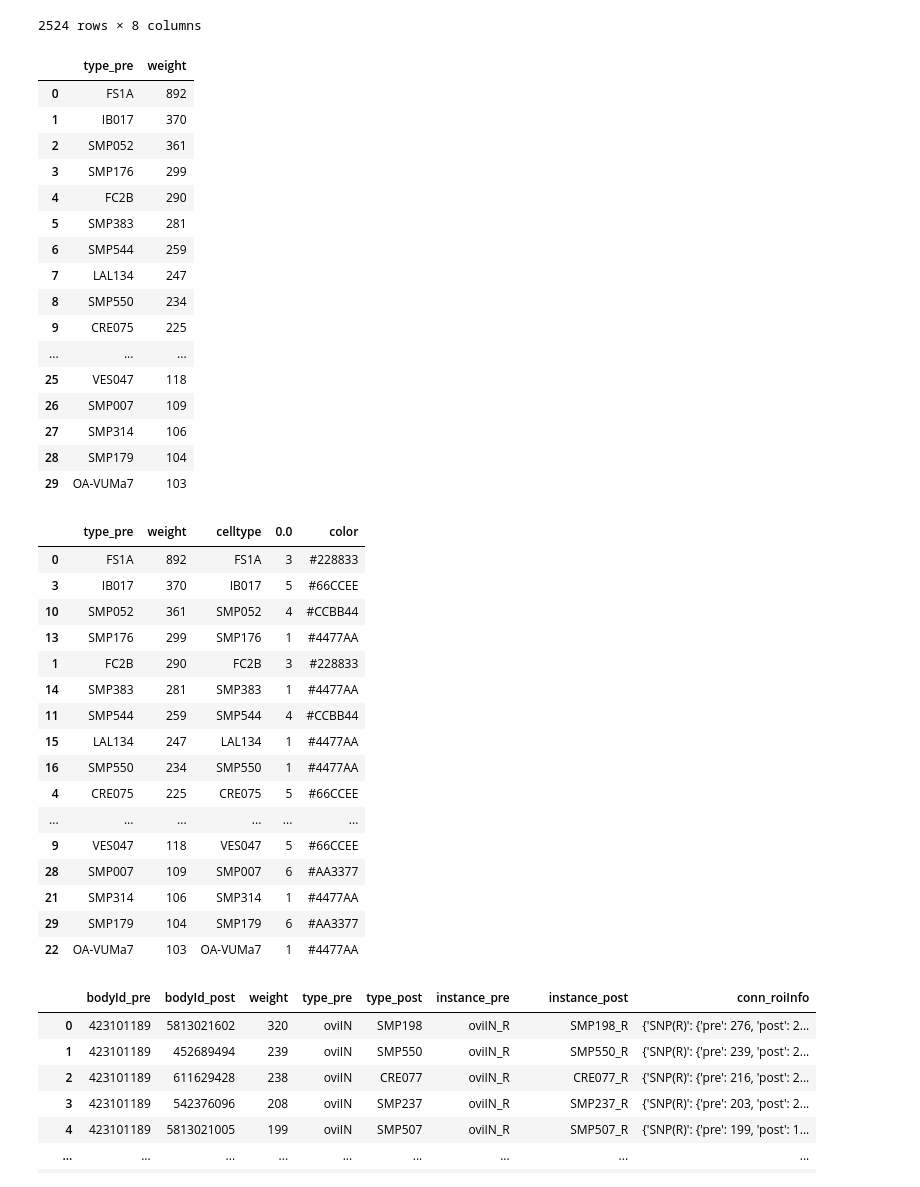
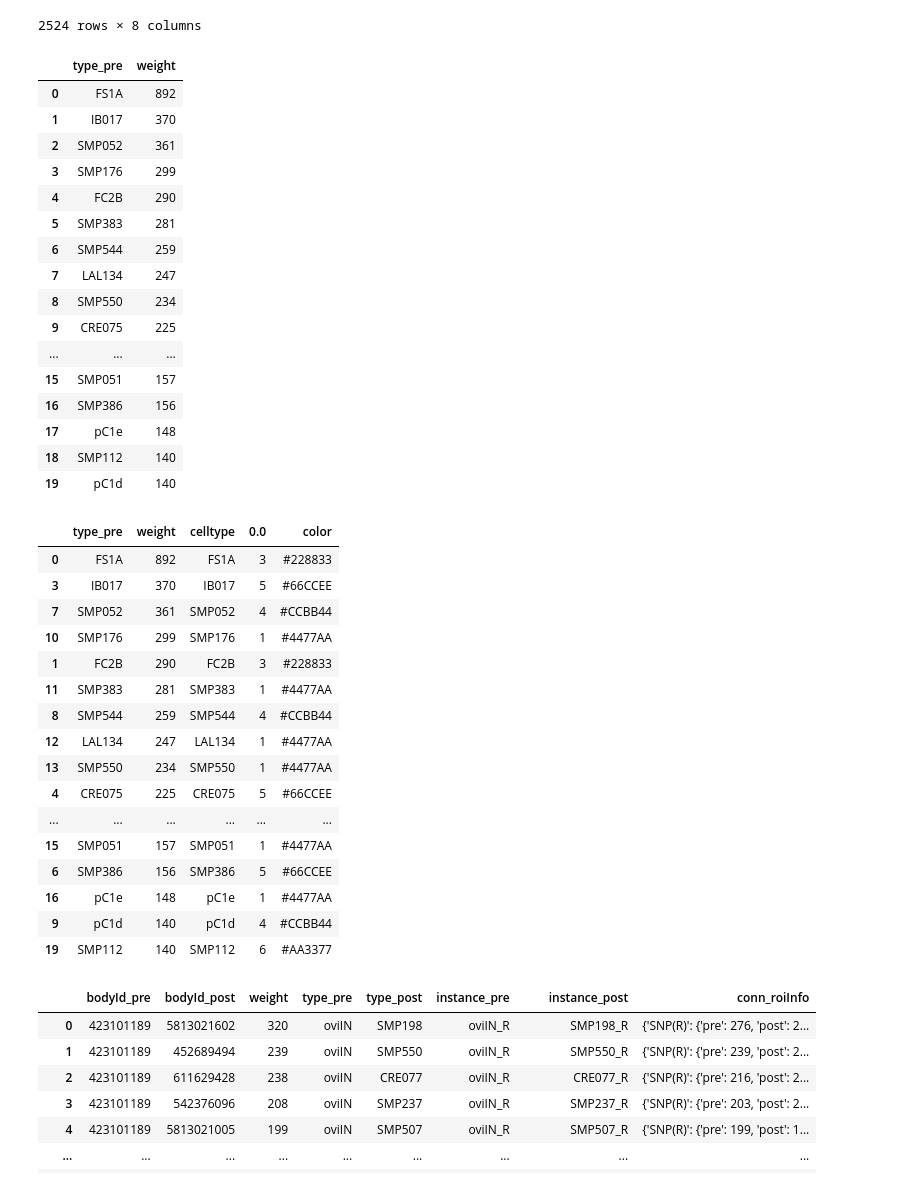
Before and after one commit to Gutierrez-lab/oviIN-analyses-gabrielle, a Jupyter notebook: hub_spoke_sandbox.ipynb, the cells around one changed output. Drawn from its saved outputs; the diff is of its cells as text; code cells hidden in the pictures.

```diff
--- a/hub_spoke_sandbox.ipynb
+++ b/hub_spoke_sandbox.ipynb
@@ -665,26 +665,26 @@ ovi_type_inputs = ovi_inputs[['type_pre','weight']]
 # collapse ovi_inputs by cell type and sort in descending order
 ovi_type_inputs = ovi_type_inputs.groupby('type_pre', as_index=False).sum().sort_values(by='weight', ascending=False,ignore_index=True)
 # %%
-top30_ovi_type_inputs = ovi_type_inputs.head(30)
+top30_ovi_type_inputs = ovi_type_inputs.head(20)
 top30_ovi_type_inputs
 # %% [output]
 |  | type_pre | weight |
 | 0 | FS1A | 892 |
 | 1 | IB017 | 370 |
 | 2 | SMP052 | 361 |
 | 3 | SMP176 | 299 |
 | 4 | FC2B | 290 |
 | 5 | SMP383 | 281 |
 | 6 | SMP544 | 259 |
 | 7 | LAL134 | 247 |
 | 8 | SMP550 | 234 |
 | 9 | CRE075 | 225 |
 | ... | ... | ... |
-| 25 | VES047 | 118 |
-| 26 | SMP007 | 109 |
-| 27 | SMP314 | 106 |
-| 28 | SMP179 | 104 |
-| 29 | OA-VUMa7 | 103 |
+| 15 | SMP051 | 157 |
+| 16 | SMP386 | 156 |
+| 17 | pC1e | 148 |
+| 18 | SMP112 | 140 |
+| 19 | pC1d | 140 |
 # %%
 # merge the modularity data with the top 30 inputs to oviINr
 top30_ovi_type_inputs = top30_ovi_type_inputs.merge(mod0[['celltype','0.0']], how='inner', left_on='type_pre', right_on='celltype')
@@ -697,20 +697,20 @@ top30_ovi_type_inputs
 |  | type_pre | weight | celltype | 0.0 | color |
 | 0 | FS1A | 892 | FS1A | 3 | #228833 |
 | 3 | IB017 | 370 | IB017 | 5 | #66CCEE |
-| 10 | SMP052 | 361 | SMP052 | 4 | #CCBB44 |
-| 13 | SMP176 | 299 | SMP176 | 1 | #4477AA |
+| 7 | SMP052 | 361 | SMP052 | 4 | #CCBB44 |
+| 10 | SMP176 | 299 | SMP176 | 1 | #4477AA |
 | 1 | FC2B | 290 | FC2B | 3 | #228833 |
-| 14 | SMP383 | 281 | SMP383 | 1 | #4477AA |
-| 11 | SMP544 | 259 | SMP544 | 4 | #CCBB44 |
-| 15 | LAL134 | 247 | LAL134 | 1 | #4477AA |
-| 16 | SMP550 | 234 | SMP550 | 1 | #4477AA |
+| 11 | SMP383 | 281 | SMP383 | 1 | #4477AA |
+| 8 | SMP544 | 259 | SMP544 | 4 | #CCBB44 |
+| 12 | LAL134 | 247 | LAL134 | 1 | #4477AA |
+| 13 | SMP550 | 234 | SMP550 | 1 | #4477AA |
 | 4 | CRE075 | 225 | CRE075 | 5 | #66CCEE |
 | ... | ... | ... | ... | ... | ... |
-| 9 | VES047 | 118 | VES047 | 5 | #66CCEE |
-| 28 | SMP007 | 109 | SMP007 | 6 | #AA3377 |
-| 21 | SMP314 | 106 | SMP314 | 1 | #4477AA |
-| 29 | SMP179 | 104 | SMP179 | 6 | #AA3377 |
-| 22 | OA-VUMa7 | 103 | OA-VUMa7 | 1 | #4477AA |
+| 15 | SMP051 | 157 | SMP051 | 1 | #4477AA |
+| 6 | SMP386 | 156 | SMP386 | 5 | #66CCEE |
+| 16 | pC1e | 148 | pC1e | 1 | #4477AA |
+| 9 | pC1d | 140 | pC1d | 4 | #CCBB44 |
+| 19 | SMP112 | 140 | SMP112 | 6 | #AA3377 |
 # %%
 # outputs to oviINr
 from neuprint import fetch_simple_connections
```
Also changed, not shown: parts of 3 cells of this notebook, 3 other files.
